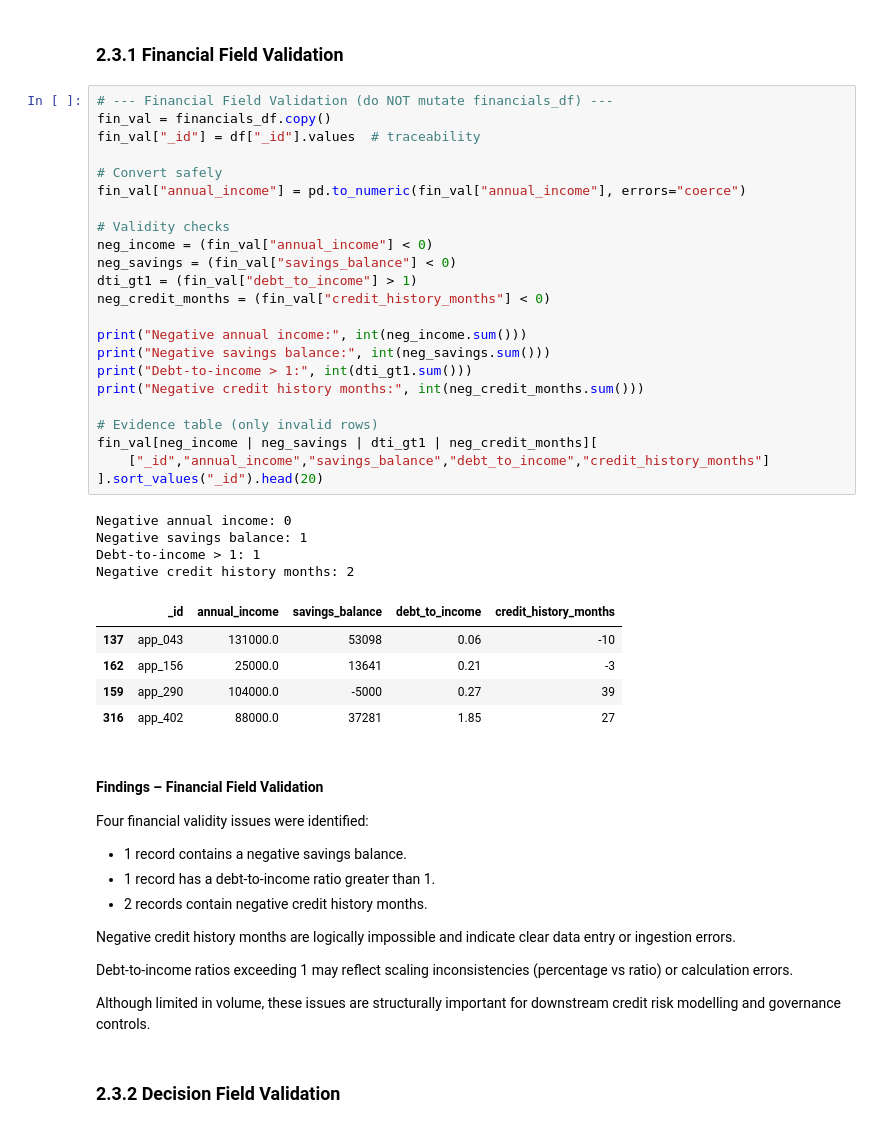
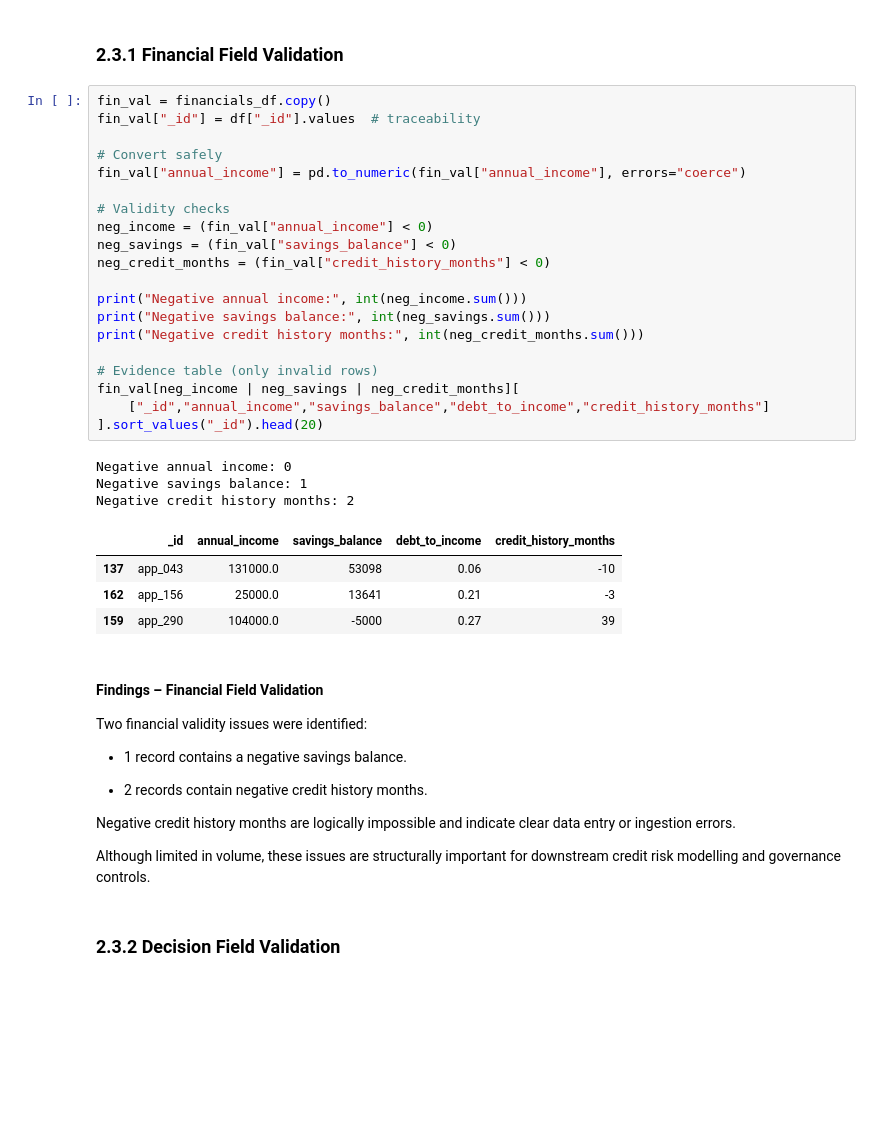
Before and after one commit to rafaelaacastro/dego_project_G4, a Jupyter notebook: notebooks/01-data-quality.ipynb, the cells around one changed output. Saved outputs shown, nothing was run; the diff lists cells and outputs as text; blank space fills up the shorter version.

```diff
--- a/notebooks/01-data-quality.ipynb
+++ b/notebooks/01-data-quality.ipynb
@@ -286,51 +300,44 @@ Validity evaluates whether data values fall within acceptable and logical ranges
 # %% [markdown]
 ### 2.3.1  Financial Field Validation
 # %%
-# --- Financial Field Validation (do NOT mutate financials_df) ---
 fin_val = financials_df.copy()
 fin_val["_id"] = df["_id"].values  # traceability
 
 # Convert safely
 fin_val["annual_income"] = pd.to_numeric(fin_val["annual_income"], errors="coerce")
 
 # Validity checks
 neg_income = (fin_val["annual_income"] < 0)
 neg_savings = (fin_val["savings_balance"] < 0)
-dti_gt1 = (fin_val["debt_to_income"] > 1)
 neg_credit_months = (fin_val["credit_history_months"] < 0)
 
 print("Negative annual income:", int(neg_income.sum()))
 print("Negative savings balance:", int(neg_savings.sum()))
-print("Debt-to-income > 1:", int(dti_gt1.sum()))
 print("Negative credit history months:", int(neg_credit_months.sum()))
 
 # Evidence table (only invalid rows)
-fin_val[neg_income | neg_savings | dti_gt1 | neg_credit_months][
+fin_val[neg_income | neg_savings | neg_credit_months][
     ["_id","annual_income","savings_balance","debt_to_income","credit_history_months"]
 ].sort_values("_id").head(20)
 # %% [output]
 Negative annual income: 0
 Negative savings balance: 1
-Debt-to-income > 1: 1
 Negative credit history months: 2
 |  | _id | annual_income | savings_balance | debt_to_income | credit_history_months |
 | 137 | app_043 | 131000.0 | 53098 | 0.06 | -10 |
 | 162 | app_156 | 25000.0 | 13641 | 0.21 | -3 |
 | 159 | app_290 | 104000.0 | -5000 | 0.27 | 39 |
-| 316 | app_402 | 88000.0 | 37281 | 1.85 | 27 |
 # %% [markdown]
 #### Findings – Financial Field Validation
 
-Four financial validity issues were identified:
+Two financial validity issues were identified:
 
 - 1 record contains a negative savings balance.
-- 1 record has a debt-to-income ratio greater than 1.
+
 - 2 records contain negative credit history months.
 
 Negative credit history months are logically impossible and indicate clear data entry or ingestion errors.
 
-Debt-to-income ratios exceeding 1 may reflect scaling inconsistencies (percentage vs ratio) or calculation errors.
-
 Although limited in volume, these issues are structurally important for downstream credit risk modelling and governance controls.
 # %% [markdown]
 ### 2.3.2 Decision Field Validation
```
Also changed, not shown: parts of 23 cells of this notebook.
